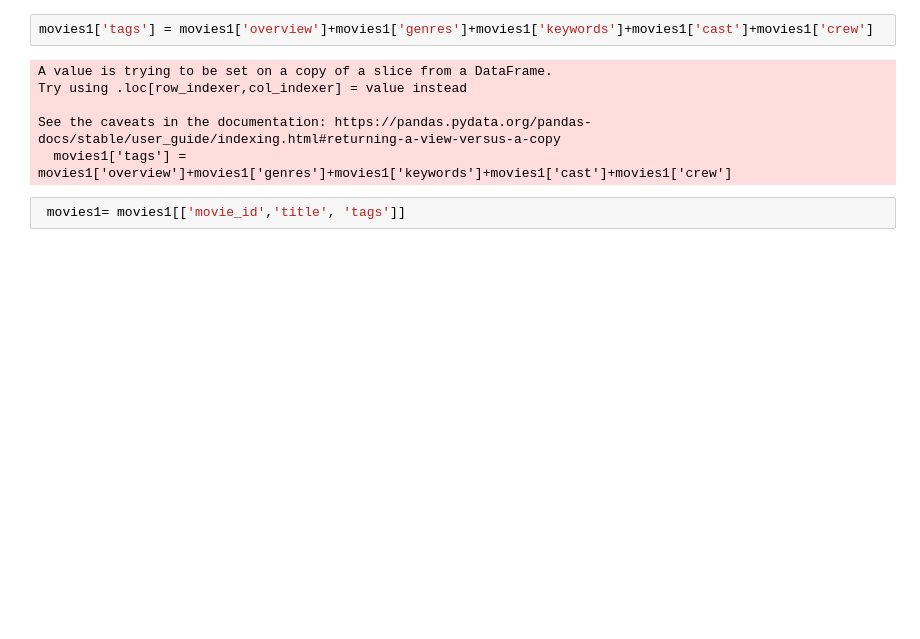
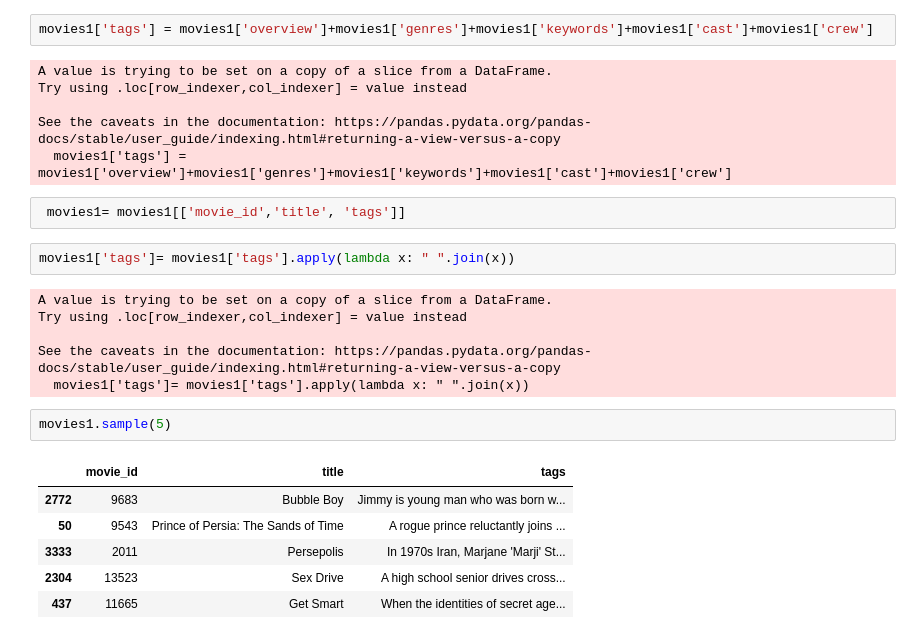
Before and after one commit to Samirlamichhane10/movie_recommendation, a Jupyter notebook: movie/movie_recommendation.ipynb, the cells around one changed output. Drawn from its saved outputs; the diff is of its cells as text; blank space fills up the shorter version.

Commit message:
final data processing applied

```diff
--- a/movie/movie_recommendation.ipynb
+++ b/movie/movie_recommendation.ipynb
@@ -213,3 +213,20 @@ See the caveats in the documentation: https://pandas.pydata.org/pandas-docs/stab
   movies1['tags'] = movies1['overview']+movies1['genres']+movies1['keywords']+movies1['cast']+movies1['crew']
 # %%
  movies1= movies1[['movie_id','title', 'tags']]
+# %%
+movies1['tags']= movies1['tags'].apply(lambda x: " ".join(x))
+# %% [output]
+A value is trying to be set on a copy of a slice from a DataFrame.
+Try using .loc[row_indexer,col_indexer] = value instead
+
+See the caveats in the documentation: https://pandas.pydata.org/pandas-docs/stable/user_guide/indexing.html#returning-a-view-versus-a-copy
+  movies1['tags']= movies1['tags'].apply(lambda x: " ".join(x))
+# %%
+movies1.sample(5)
+# %% [output]
+|  | movie_id | title | tags |
+| 2772 | 9683 | Bubble Boy | Jimmy is young man who was born w... |
+| 50 | 9543 | Prince of Persia: The Sands of Time | A rogue prince reluctantly joins ... |
+| 3333 | 2011 | Persepolis | In 1970s Iran, Marjane 'Marji' St... |
+| 2304 | 13523 | Sex Drive | A high school senior drives cross... |
+| 437 | 11665 | Get Smart | When the identities of secret age... |
```
